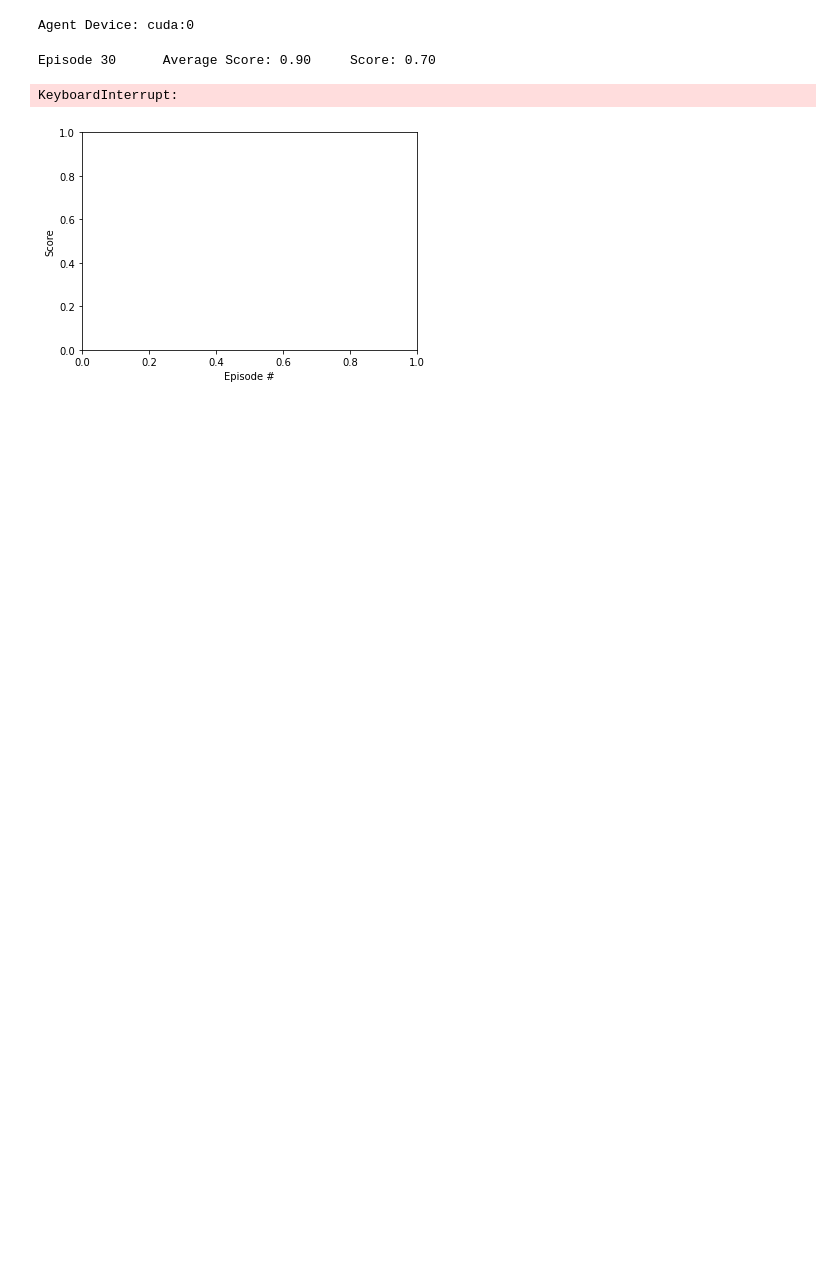
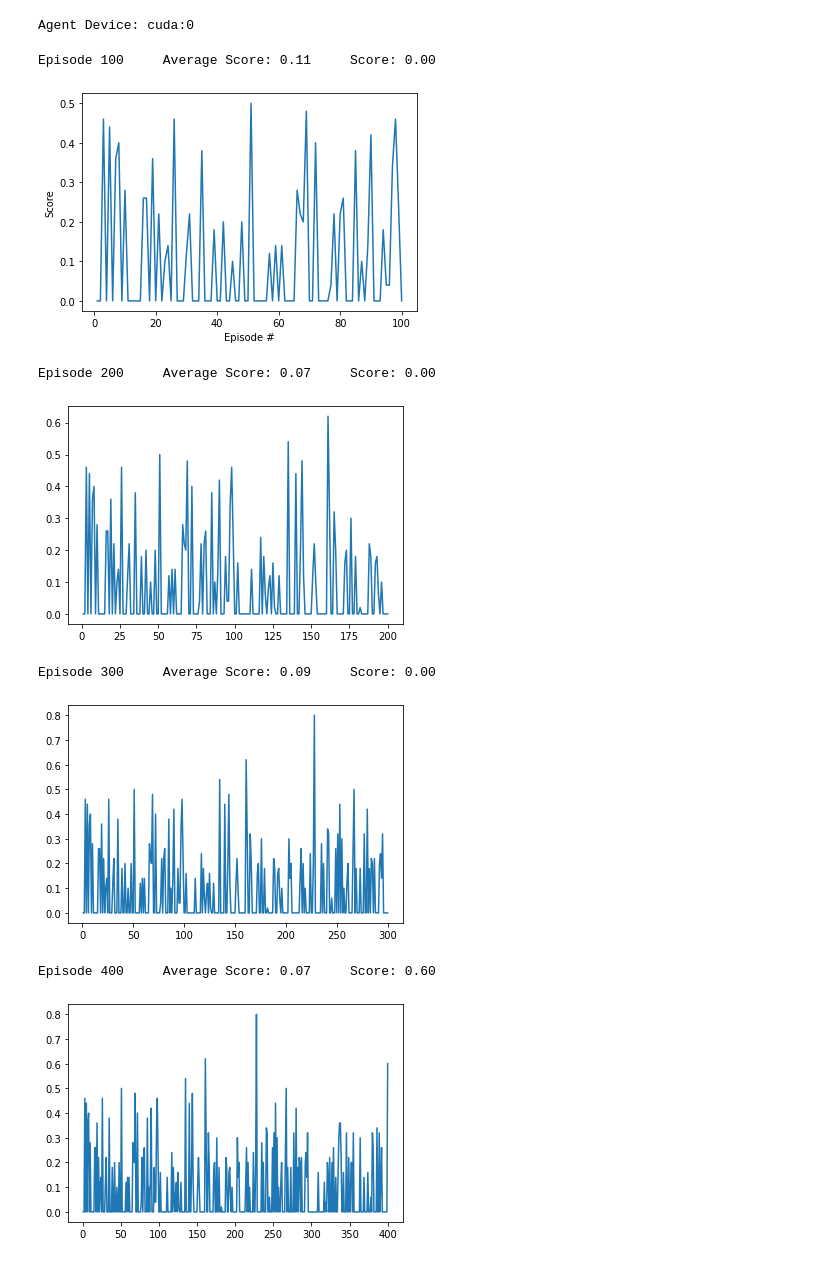
Before and after one commit to maxbader/-udacity_drl_p2_continuous-control, a Jupyter notebook: Continuous_Control.ipynb, the cells around one changed output. Drawn from its saved outputs; the diff is of its cells as text; code cells hidden in the pictures; blank space fills up the shorter version.

```diff
--- a/Continuous_Control.ipynb
+++ b/Continuous_Control.ipynb
@@ -159,6 +159,7 @@ Agent Device: cuda:0
 from collections import deque
 import matplotlib.pyplot as plt
 %matplotlib inline
+import torch
 
 fig = plt.figure()
 ax = fig.add_subplot(111)
@@ -171,44 +172,49 @@ def ddpg(n_episodes=2000, max_t=700):
     max_score = -np.Inf
     for i_episode in range(1, n_episodes+1):
         env_info = env.reset(train_mode=True)[brain_name]
-        states = env_info.vector_observations
+        state = env_info.vector_observations[0]
         agent.reset()
         score = 0
         for t in range(max_t):
-            action = agent.act(states[0])
+            action = agent.act(state)
             actions = np.clip(action, -1, 1)
             #print(actions)
             env_info = env.step(actions)[brain_name]
             next_state = env_info.vector_observations[0]
             reward = env_info.rewards[0]
             done = env_info.local_done[0]
             score += env_info.rewards[0]
-            agent.step(states[0], action, reward, next_state, done)
+            agent.step(state, action, reward, next_state, done)
             state = next_state
             score += reward
             if done:
                 break
         scores_deque.append(score)
         scores.append(score)
         print('\rEpisode {}\tAverage Score: {:.2f}\tScore: {:.2f}'.format(i_episode, np.mean(scores_deque), score), end="")
         if i_episode % 100 == 0:
             torch.save(agent.actor_local.state_dict(), 'checkpoint_actor.pth')
             torch.save(agent.critic_local.state_dict(), 'checkpoint_critic.pth')
             print('\rEpisode {}\tAverage Score: {:.2f}'.format(i_episode, np.mean(scores_deque)))
             plt.plot(np.arange(1, len(scores)+1), scores)
             plt.show()
 
     return scores
 
 scores = ddpg()
 
 fig = plt.figure()
 ax = fig.add_subplot(111)
 plt.plot(np.arange(1, len(scores)+1), scores)
 plt.ylabel('Score')
 plt.xlabel('Episode #')
 plt.show()
 # %% [output]
-Episode 30      Average Score: 0.90     Score: 0.70
+Episode 100     Average Score: 0.11     Score: 0.00
+[figure, new version]
-KeyboardInterrupt:
+Episode 200     Average Score: 0.07     Score: 0.00
-[figure, old version]
+[figure, added]
+Episode 300     Average Score: 0.09     Score: 0.00
+[figure, added]
+Episode 400     Average Score: 0.07     Score: 0.60
+[figure, added]
```
Also changed, not shown: parts of 2 cells of this notebook, 2 other files.
